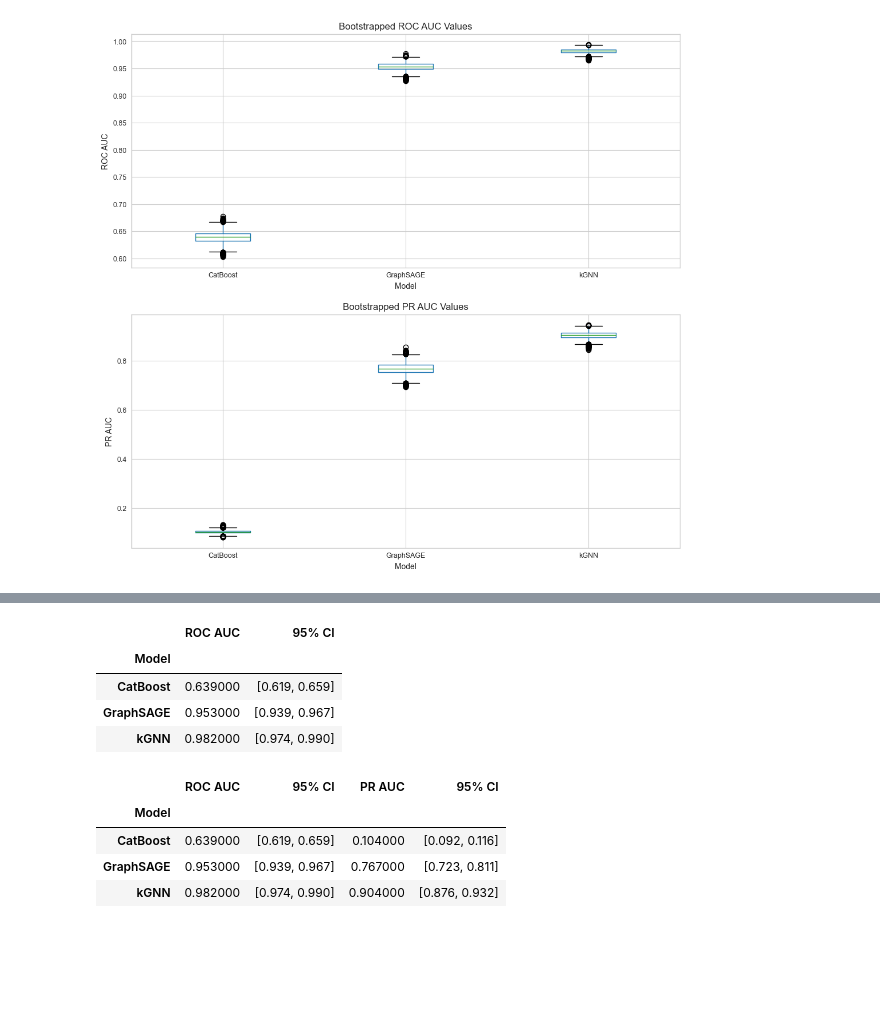
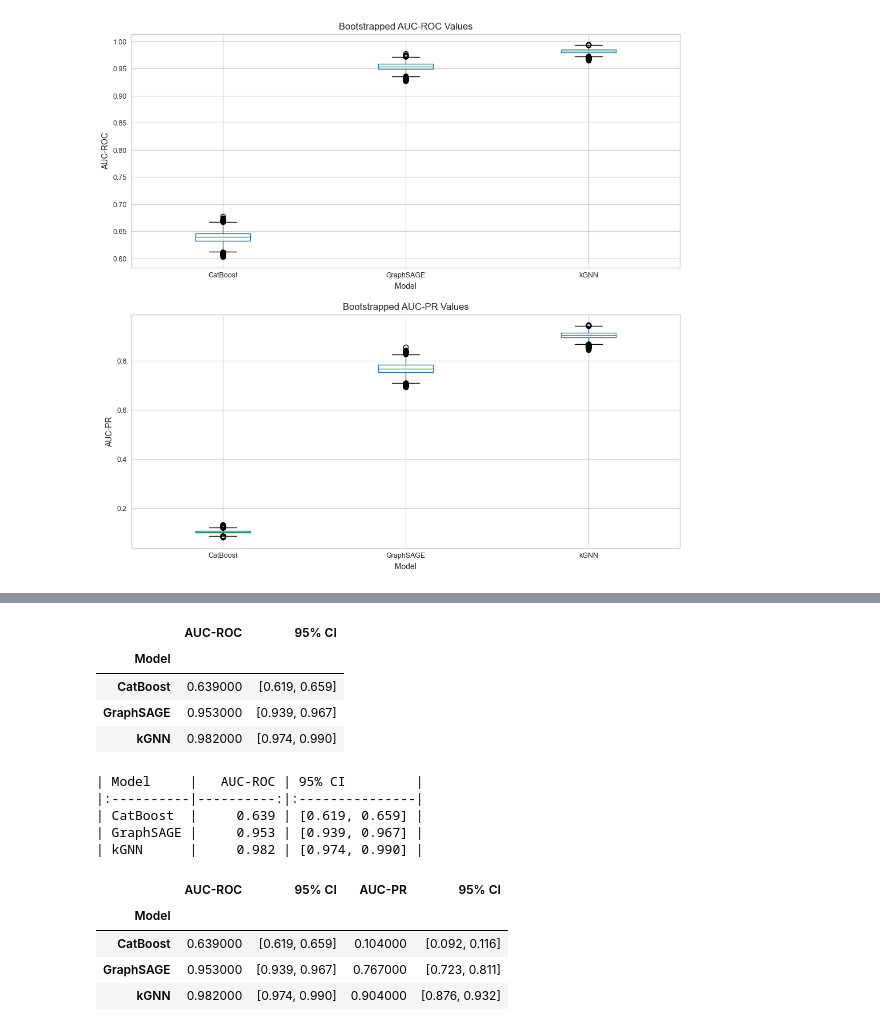
Before and after one commit to domvwt/msc-thesis, a Jupyter notebook: notebooks/17-full-evaluation.ipynb, the cells around one changed output, grey strips where cells are left out. Saved outputs shown, nothing was run; the diff lists cells and outputs as text; code cells hidden in the pictures; blank space fills up the shorter version.

```diff
--- a/notebooks/17-full-evaluation.ipynb
+++ b/notebooks/17-full-evaluation.ipynb
@@ -563,8 +563,8 @@ styled
 # %%
 def get_model_performance_metrics_np(y_true, y_pred_proba, threshold=0.5):
     return {
-        "ROC AUC": sklearn.metrics.roc_auc_score(y_true, y_pred_proba),
-        "PR AUC": sklearn.metrics.average_precision_score(y_true, y_pred_proba),
+        "AUC-ROC": sklearn.metrics.roc_auc_score(y_true, y_pred_proba),
+        "AUC-PR": sklearn.metrics.average_precision_score(y_true, y_pred_proba),
         "F1 Score": sklearn.metrics.f1_score(y_true, y_pred_proba >= threshold),
     }
 # %%
@@ -748,14 +748,22 @@ def get_bootstrap_ci(bootstrap_trials_df, metric):
     return bootstrap_ci
 
 
-bootstrap_ci = get_bootstrap_ci(bootstrap_trials_df, "ROC AUC")
-bootstrap_ci.style.apply(highlight_max, subset="ROC AUC", axis=0)
+bootstrap_ci = get_bootstrap_ci(bootstrap_trials_df, "AUC-ROC")
+bootstrap_ci.style.apply(highlight_max, subset="AUC-ROC", axis=0)
 # %% [output]
-|  | ROC AUC | 95% CI |
+|  | AUC-ROC | 95% CI |
 | Model |  |  |
 | CatBoost | 0.639000 | [0.619, 0.659] |
 | GraphSAGE | 0.953000 | [0.939, 0.967] |
 | kGNN | 0.982000 | [0.974, 0.990] |
+# %%
+print(bootstrap_ci.to_markdown())
+# %% [output]
+| Model     |   AUC-ROC | 95% CI         |
+|:----------|----------:|:---------------|
+| CatBoost  |     0.639 | [0.619, 0.659] |
+| GraphSAGE |     0.953 | [0.939, 0.967] |
+| kGNN      |     0.982 | [0.974, 0.990] |
 # %%
 def get_all_bootstrap_ci(bootstrap_trials_df):
     bootstrap_ci = pd.DataFrame()
@@ -773,9 +781,9 @@ bootstrap_ci.style.apply(highlight_max, subset=["ROC AUC", "PR AUC"], axis=0).to
     "reports/model-performance-bootstrap-ci.html"
 )
 # %%
-bootstrap_ci.style.apply(highlight_max, subset=["ROC AUC", "PR AUC"], axis=0)
+bootstrap_ci.style.apply(highlight_max, subset=["AUC-ROC", "AUC-PR"], axis=0)
 # %% [output]
-|  | ROC AUC | 95% CI | PR AUC | 95% CI |
+|  | AUC-ROC | 95% CI | AUC-PR | 95% CI |
 | Model |  |  |  |  |
 | CatBoost | 0.639000 | [0.619, 0.659] | 0.104000 | [0.092, 0.116] |
 | GraphSAGE | 0.953000 | [0.939, 0.967] | 0.767000 | [0.723, 0.811] |
```
Also changed, not shown: parts of 4 cells of this notebook, 14 other files.
